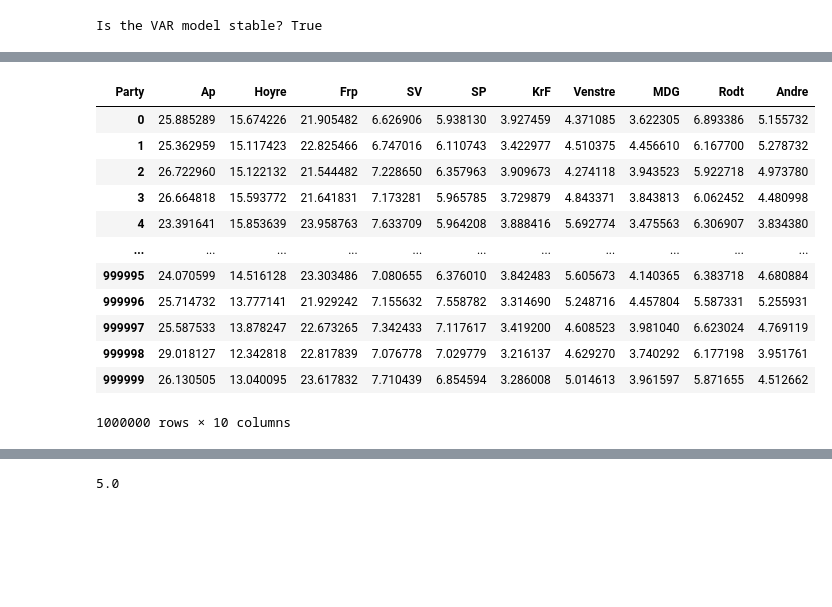
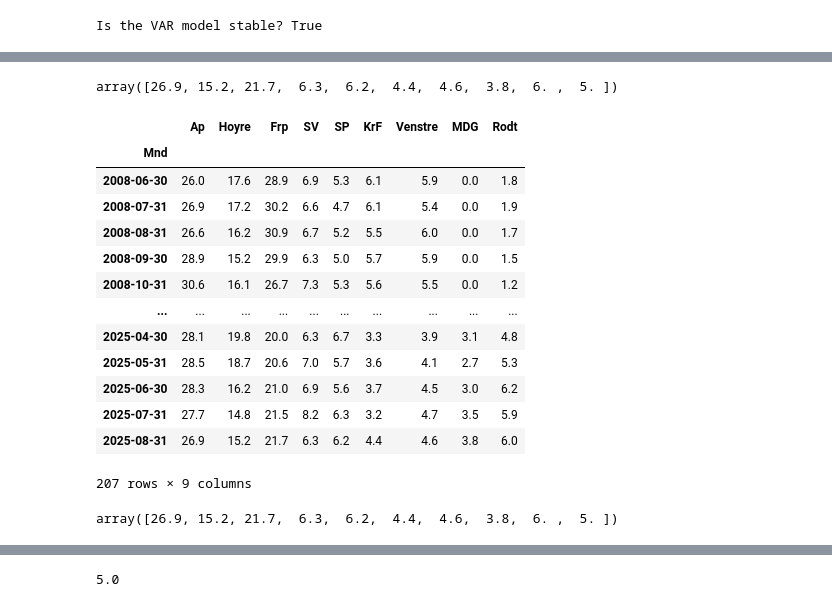
Before and after one commit to jensmorten/onesixtynine, a Jupyter notebook: models/onesixtyninev2-august.ipynb, the cells around one changed output, grey strips where cells are left out. Saved outputs shown, nothing was run; the diff lists cells and outputs as text; code cells hidden in the pictures; blank space fills up the shorter version.

```diff
--- a/models/onesixtyninev2-august.ipynb
+++ b/models/onesixtyninev2-august.ipynb
@@ -357,18 +377,29 @@ Sannsyn for at Ap+SV+Sp+R+MDG > H+FrP+KrF+V: 0.9640
+# %%
+df_orig.iloc[-1][['Ap','Hoyre','Frp','SV','SP','KrF','Venstre','MDG','Rodt','Andre']].values
+# %% [output]
+array([26.9, 15.2, 21.7,  6.3,  6.2,  4.4,  4.6,  3.8,  6. ,  5. ])
+# %%
+df_orig_p=df_orig[['Ap','Hoyre','Frp','SV','SP','KrF','Venstre','MDG','Rodt']]
 # %%
-sampled_df
+df_orig_p
 # %% [output]
-| Party | Ap | Hoyre | Frp | SV | SP | KrF | Venstre | MDG | Rodt | Andre |
-| 0 | 25.885289 | 15.674226 | 21.905482 | 6.626906 | 5.938130 | 3.927459 | 4.371085 | 3.622305 | 6.893386 | 5.155732 |
-| 1 | 25.362959 | 15.117423 | 22.825466 | 6.747016 | 6.110743 | 3.422977 | 4.510375 | 4.456610 | 6.167700 | 5.278732 |
-| 2 | 26.722960 | 15.122132 | 21.544482 | 7.228650 | 6.357963 | 3.909673 | 4.274118 | 3.943523 | 5.922718 | 4.973780 |
-| 3 | 26.664818 | 15.593772 | 21.641831 | 7.173281 | 5.965785 | 3.729879 | 4.843371 | 3.843813 | 6.062452 | 4.480998 |
-| 4 | 23.391641 | 15.853639 | 23.958763 | 7.633709 | 5.964208 | 3.888416 | 5.692774 | 3.475563 | 6.306907 | 3.834380 |
-| ... | ... | ... | ... | ... | ... | ... | ... | ... | ... | ... |
-| 999995 | 24.070599 | 14.516128 | 23.303486 | 7.080655 | 6.376010 | 3.842483 | 5.605673 | 4.140365 | 6.383718 | 4.680884 |
-| 999996 | 25.714732 | 13.777141 | 21.929242 | 7.155632 | 7.558782 | 3.314690 | 5.248716 | 4.457804 | 5.587331 | 5.255931 |
-| 999997 | 25.587533 | 13.878247 | 22.673265 | 7.342433 | 7.117617 | 3.419200 | 4.608523 | 3.981040 | 6.623024 | 4.769119 |
-| 999998 | 29.018127 | 12.342818 | 22.817839 | 7.076778 | 7.029779 | 3.216137 | 4.629270 | 3.740292 | 6.177198 | 3.951761 |
-| 999999 | 26.130505 | 13.040095 | 23.617832 | 7.710439 | 6.854594 | 3.286008 | 5.014613 | 3.961597 | 5.871655 | 4.512662 |
+|  | Ap | Hoyre | Frp | SV | SP | KrF | Venstre | MDG | Rodt |
+| Mnd |  |  |  |  |  |  |  |  |  |
+| 2008-06-30 | 26.0 | 17.6 | 28.9 | 6.9 | 5.3 | 6.1 | 5.9 | 0.0 | 1.8 |
+| 2008-07-31 | 26.9 | 17.2 | 30.2 | 6.6 | 4.7 | 6.1 | 5.4 | 0.0 | 1.9 |
+| 2008-08-31 | 26.6 | 16.2 | 30.9 | 6.7 | 5.2 | 5.5 | 6.0 | 0.0 | 1.7 |
+| 2008-09-30 | 28.9 | 15.2 | 29.9 | 6.3 | 5.0 | 5.7 | 5.9 | 0.0 | 1.5 |
+| 2008-10-31 | 30.6 | 16.1 | 26.7 | 7.3 | 5.3 | 5.6 | 5.5 | 0.0 | 1.2 |
+| ... | ... | ... | ... | ... | ... | ... | ... | ... | ... |
+| 2025-04-30 | 28.1 | 19.8 | 20.0 | 6.3 | 6.7 | 3.3 | 3.9 | 3.1 | 4.8 |
+| 2025-05-31 | 28.5 | 18.7 | 20.6 | 7.0 | 5.7 | 3.6 | 4.1 | 2.7 | 5.3 |
+| 2025-06-30 | 28.3 | 16.2 | 21.0 | 6.9 | 5.6 | 3.7 | 4.5 | 3.0 | 6.2 |
+| 2025-07-31 | 27.7 | 14.8 | 21.5 | 8.2 | 6.3 | 3.2 | 4.7 | 3.5 | 5.9 |
+| 2025-08-31 | 26.9 | 15.2 | 21.7 | 6.3 | 6.2 | 4.4 | 4.6 | 3.8 | 6.0 |
-1000000 rows × 10 columns
+207 rows × 9 columns
 # %%
 sampled_df.drop(columns=["Andre"], inplace=True)
+# %%
+yhat_vector
+# %% [output]
+array([26.9, 15.2, 21.7,  6.3,  6.2,  4.4,  4.6,  3.8,  6. ,  5. ])
```
Also changed, not shown: parts of 42 cells of this notebook, 4 other files.
